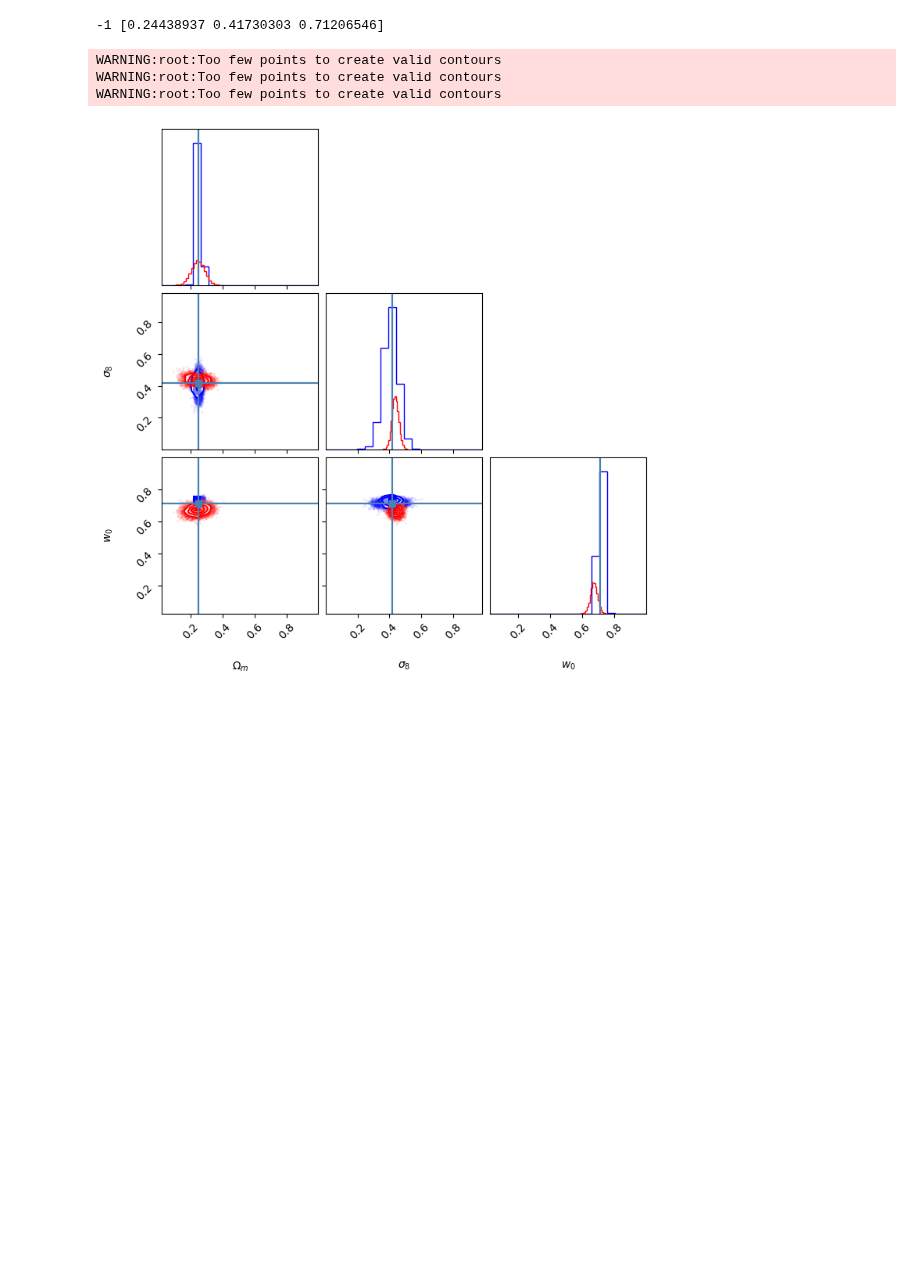
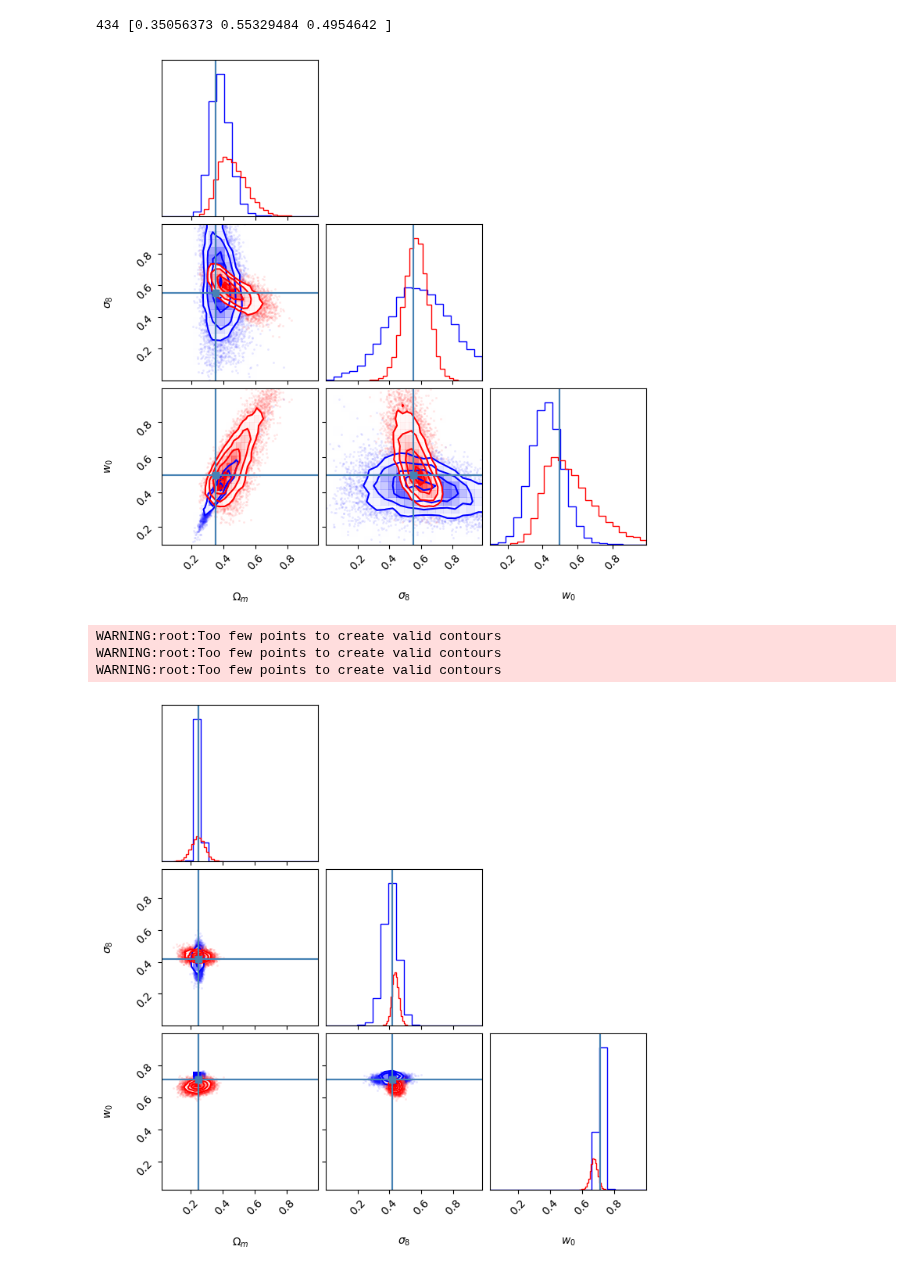
Before and after one commit to shubhagrawal30/ViT_weak_lensing, a Jupyter notebook: notebooks/sbi.ipynb, the cells around one changed output. Saved outputs shown, nothing was run; the diff lists cells and outputs as text; code cells hidden in the pictures; blank space fills up the shorter version.

```diff
--- a/notebooks/sbi.ipynb
+++ b/notebooks/sbi.ipynb
@@ -38,7 +41,9 @@ plt.close()
 # %%
 indices = (2, 4, 5)
+inds = np.arange(len(vit_preds))
+inds = np.delete(inds, 434)
 vit_preds, resnet_preds, vit_labels, resnet_labels = \
-    vit_preds[:-1, indices], resnet_preds[:-1, indices], vit_labels[:-1, indices], resnet_labels[:-1, indices]
+    vit_preds[inds][:, indices], resnet_preds[inds][:, indices], vit_labels[inds][:, indices], resnet_labels[inds][:, indices]
 # %%
 prior = utils.BoxUniform(low=np.min(vit_labels, axis=0), high=np.max(vit_labels, axis=0))
 proposal = prior
@@ -63,13 +68,20 @@ posterior_resnet = inference.build_posterior(density_estimator)
 # %%
 ind = np.random.randint(0, len(vit_labels))
-ind = -1
+# ind = -1
 x_0 = vit_labels[ind]
 print(ind, x_0)
 # %% [output]
--1 [0.24438937 0.41730303 0.71206546]
+434 [0.35056373 0.55329484 0.4954642 ]
 # %%
 posterior_samples_vit = posterior_vit.set_default_x(x_0).sample((10000,), x=x_0)
 posterior_samples_resnet = posterior_resnet.set_default_x(x_0).sample((10000,), x=x_0)
+# %%
+fig = corner.corner(np.array(posterior_samples_vit), truths=x_0, labels=[r"$\Omega_m$", r"$\sigma_8$", r"$w_0$"],
+                    color="blue", range=np.array([np.min(vit_labels, axis=0), np.max(vit_labels, axis=0)]).T)
+fig = corner.corner(np.array(posterior_samples_resnet), truths=x_0, labels=[r"$\Omega_m$", r"$\sigma_8$", r"$w_0$"],
+                    fig=fig, color="red")
+# %% [output]
+[figure, added]
 # %%
 fig = corner.corner(np.array(posterior_samples_vit), truths=x_0, labels=[r"$\Omega_m$", r"$\sigma_8$", r"$w_0$"],
                     color="blue", range=np.array([np.min(vit_labels, axis=0), np.max(vit_labels, axis=0)]).T)
```
Also changed, not shown: parts of 3 cells of this notebook, 4 other files.
